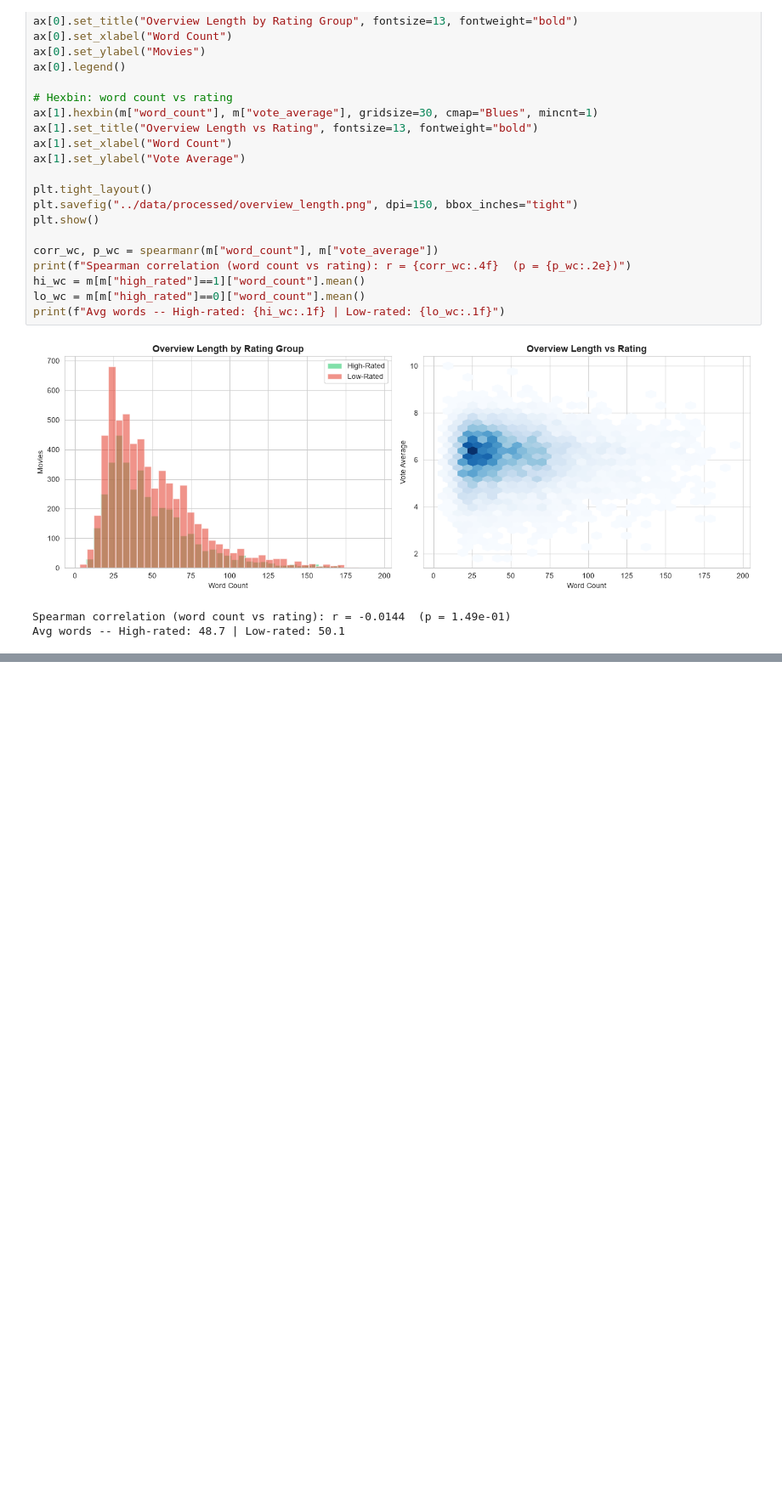
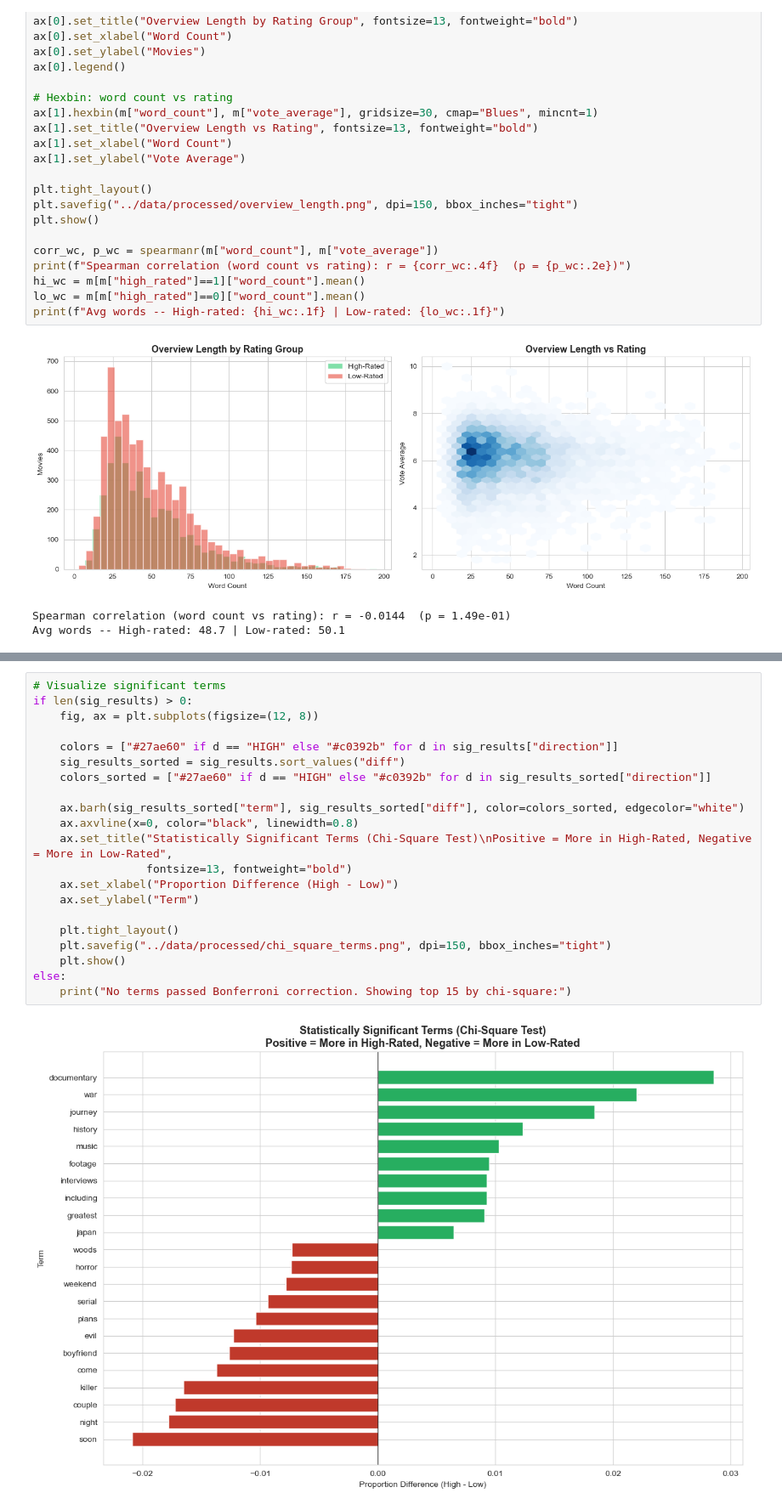
Before and after one commit to gL1TchE0/BA-Projectt, a Jupyter notebook: notebooks/Text_Mining.ipynb, the cells around one changed output, grey strips where cells are left out. Shown at 85% size. Drawn from its saved outputs; the diff is of its cells as text; blank space fills up the shorter version.

```diff
--- a/notebooks/Text_Mining.ipynb
+++ b/notebooks/Text_Mining.ipynb
@@ -584,0 +747,23 @@ Avg words -- High-rated: 48.7 | Low-rated: 50.1
+# %%
+# Visualize significant terms
+if len(sig_results) > 0:
+    fig, ax = plt.subplots(figsize=(12, 8))
+
+    colors = ["#27ae60" if d == "HIGH" else "#c0392b" for d in sig_results["direction"]]
+    sig_results_sorted = sig_results.sort_values("diff")
+    colors_sorted = ["#27ae60" if d == "HIGH" else "#c0392b" for d in sig_results_sorted["direction"]]
+
+    ax.barh(sig_results_sorted["term"], sig_results_sorted["diff"], color=colors_sorted, edgecolor="white")
+    ax.axvline(x=0, color="black", linewidth=0.8)
+    ax.set_title("Statistically Significant Terms (Chi-Square Test)\nPositive = More in High-Rated, Negative = More in Low-Rated",
+                 fontsize=13, fontweight="bold")
+    ax.set_xlabel("Proportion Difference (High - Low)")
+    ax.set_ylabel("Term")
+
+    plt.tight_layout()
+    plt.savefig("../data/processed/chi_square_terms.png", dpi=150, bbox_inches="tight")
+    plt.show()
+else:
+    print("No terms passed Bonferroni correction. Showing top 15 by chi-square:")
+# %% [output]
+[figure, added]
```
Also changed, not shown: parts of 25 cells of this notebook, 2 other files.
